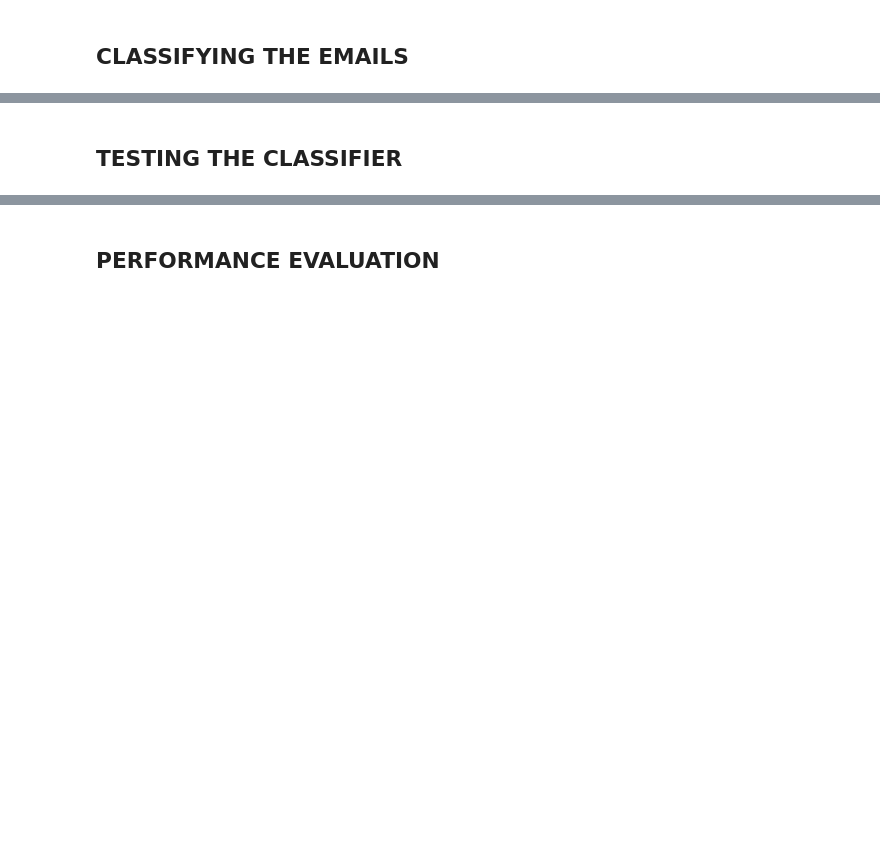
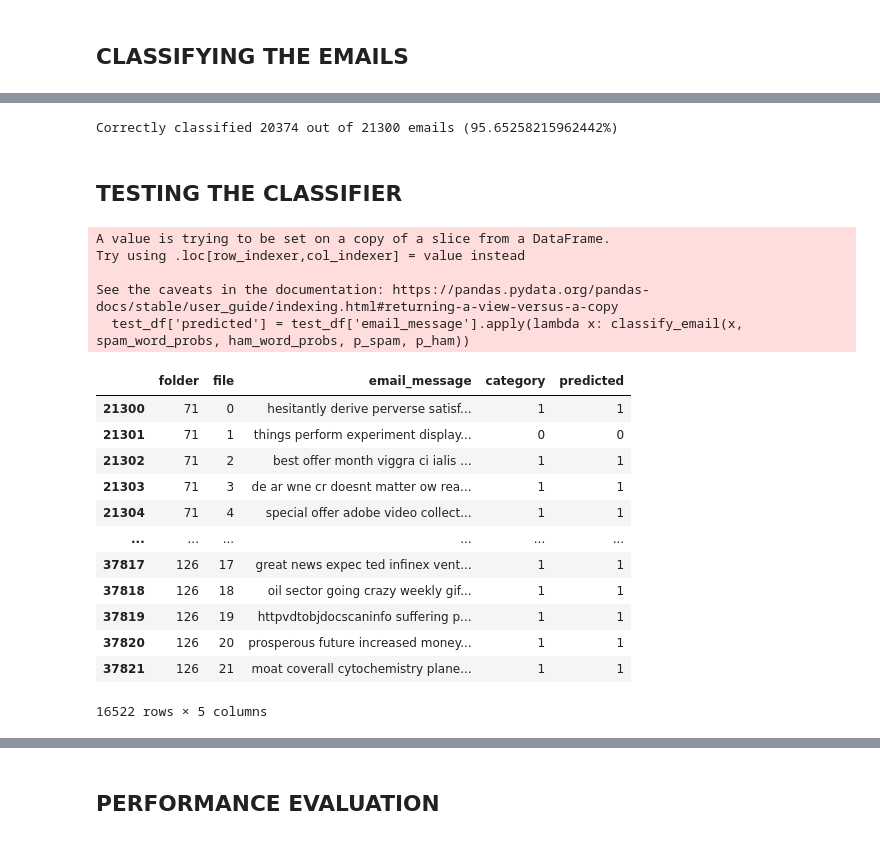
Before and after one commit to GravitonXD/OLARTE_ML, a Jupyter notebook: HW6/hw6-olarte.ipynb, the cells around one changed output, grey strips where cells are left out. Cells and saved outputs as stored; diff of their text form; code cells hidden in the pictures; blank space fills up the shorter version.

```diff
--- a/HW6/hw6-olarte.ipynb
+++ b/HW6/hw6-olarte.ipynb
@@ -211,0 +156,11 @@ df_main
+# %%
+# Feature matrix for ham
+feature_matrix_ham = np.zeros((len(train_ham_df), 10000))
+
+# Setting the feature matrix for ham
+for index in range(len(train_ham_df)):
+    for word in str(train_ham_df.iloc[index]['email_message']).split():
+        if word in top_10000_words:
+            feature_matrix_ham[index][list(top_10000_words.keys()).index(word)] = 1
+
+feature_matrix_ham
@@ -216,2 +239,31 @@ df_main
 # %% [markdown]
 ## CLASSIFYING THE EMAILS
+# %%
+# Classify the test emails by computing the log probability of each email being spam or ham
+# log(P(c|wd)) = log(P(wi|c)P(c))
+# P(c|wd) = sum(log(P(wi|c) + P(c)))
+
+# Classifier Function
+def classify_email(email, spam_word_probs, ham_word_probs, p_spam, p_ham):
+    # Initialize the log probability of spam and ham
+    log_p_spam = 0
+    log_p_ham = 0
+
+    # Split the email into words
+    words = str(email).split()
+
+    # Compute the log probability of spam and ham
+    for word in words:
+        if word in top_10000_words:
+            log_p_spam += np.log(spam_word_probs[list(top_10000_words.keys()).index(word)])
+            log_p_ham += np.log(ham_word_probs[list(top_10000_words.keys()).index(word)])
+
+    # Add the log probability of spam and ham
+    log_p_spam += np.log(p_spam)
+    log_p_ham += np.log(p_ham)
+
+    # Return the class with the highest probability
+    if log_p_spam > log_p_ham:
+        return 1
+    else:
+        return 0
@@ -218,2 +279,35 @@ df_main
+# %%
+# count the number of correct predictions
+correct = 0
+for index, row in train_df.iterrows():
+    if float(row['category']) == float(row['predicted']):
+        correct += 1
+
+print(f"Correctly classified {correct} out of {len(train_df)} emails ({correct / len(train_df) * 100}%)")
+# %% [output]
+Correctly classified 20374 out of 21300 emails (95.65258215962442%)
 # %% [markdown]
 ## TESTING THE CLASSIFIER
+# %%
+# Classify the test emails
+test_df['predicted'] = test_df['email_message'].apply(lambda x: classify_email(x, spam_word_probs, ham_word_probs, p_spam, p_ham))
+test_df
+# %% [output]
+A value is trying to be set on a copy of a slice from a DataFrame.
+Try using .loc[row_indexer,col_indexer] = value instead
+
+See the caveats in the documentation: https://pandas.pydata.org/pandas-docs/stable/user_guide/indexing.html#returning-a-view-versus-a-copy
+  test_df['predicted'] = test_df['email_message'].apply(lambda x: classify_email(x, spam_word_probs, ham_word_probs, p_spam, p_ham))
+|  | folder | file | email_message | category | predicted |
+| 21300 | 71 | 0 | hesitantly derive perverse satisf... | 1 | 1 |
+| 21301 | 71 | 1 | things perform experiment display... | 0 | 0 |
+| 21302 | 71 | 2 | best offer month viggra ci ialis ... | 1 | 1 |
+| 21303 | 71 | 3 | de ar wne cr doesnt matter ow rea... | 1 | 1 |
+| 21304 | 71 | 4 | special offer adobe video collect... | 1 | 1 |
+| ... | ... | ... | ... | ... | ... |
+| 37817 | 126 | 17 | great news expec ted infinex vent... | 1 | 1 |
+| 37818 | 126 | 18 | oil sector going crazy weekly gif... | 1 | 1 |
+| 37819 | 126 | 19 | httpvdtobjdocscaninfo suffering p... | 1 | 1 |
+| 37820 | 126 | 20 | prosperous future increased money... | 1 | 1 |
+| 37821 | 126 | 21 | moat coverall cytochemistry plane... | 1 | 1 |
+16522 rows × 5 columns
```
Also changed, not shown: parts of 31 cells of this notebook, 2 other files.
